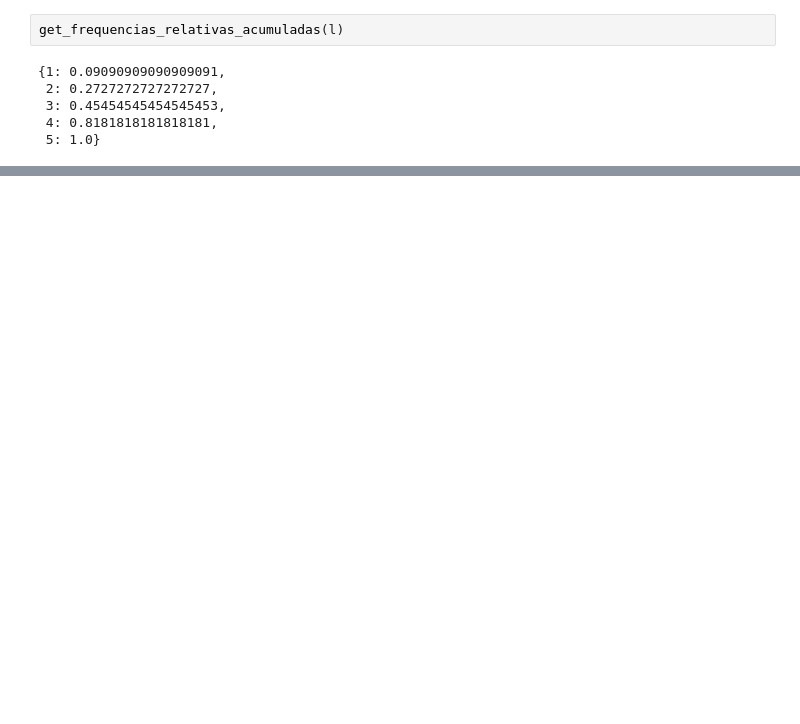
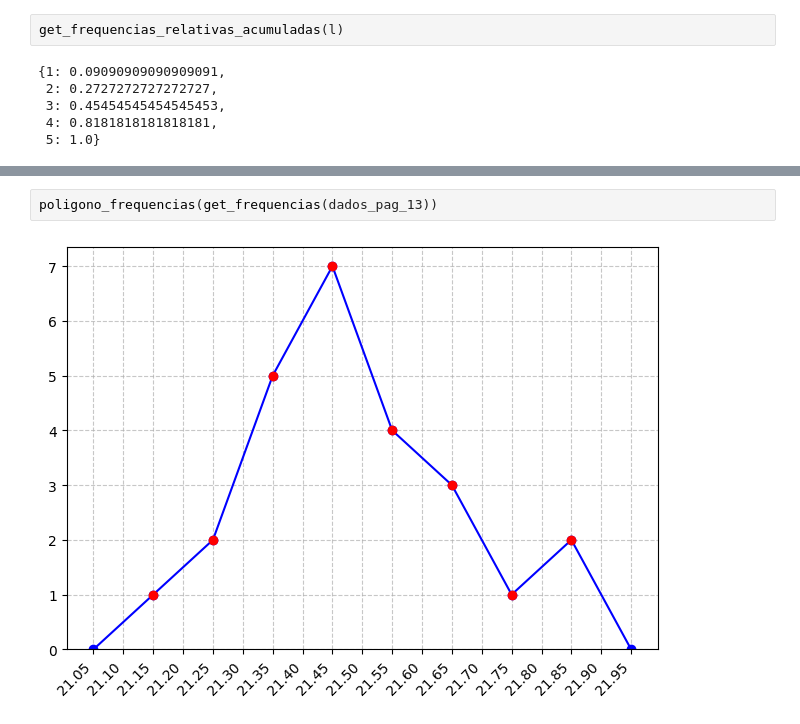
Before and after one commit to JoaoVCMiranda/estatistica, a Jupyter notebook: Capítulo 2.ipynb, the cells around one changed output, grey strips where cells are left out. Drawn from its saved outputs; the diff is of its cells as text; blank space fills up the shorter version.

```diff
--- a/Capítulo 2.ipynb
+++ b/Capítulo 2.ipynb
@@ -100,0 +349,4 @@ circular_plot(get_frequencias(l))
+# %%
+poligono_frequencias(get_frequencias(dados_pag_13))
+# %% [output]
+[figure, added]
```
Also changed, not shown: parts of 13 cells of this notebook, 3 other files.
